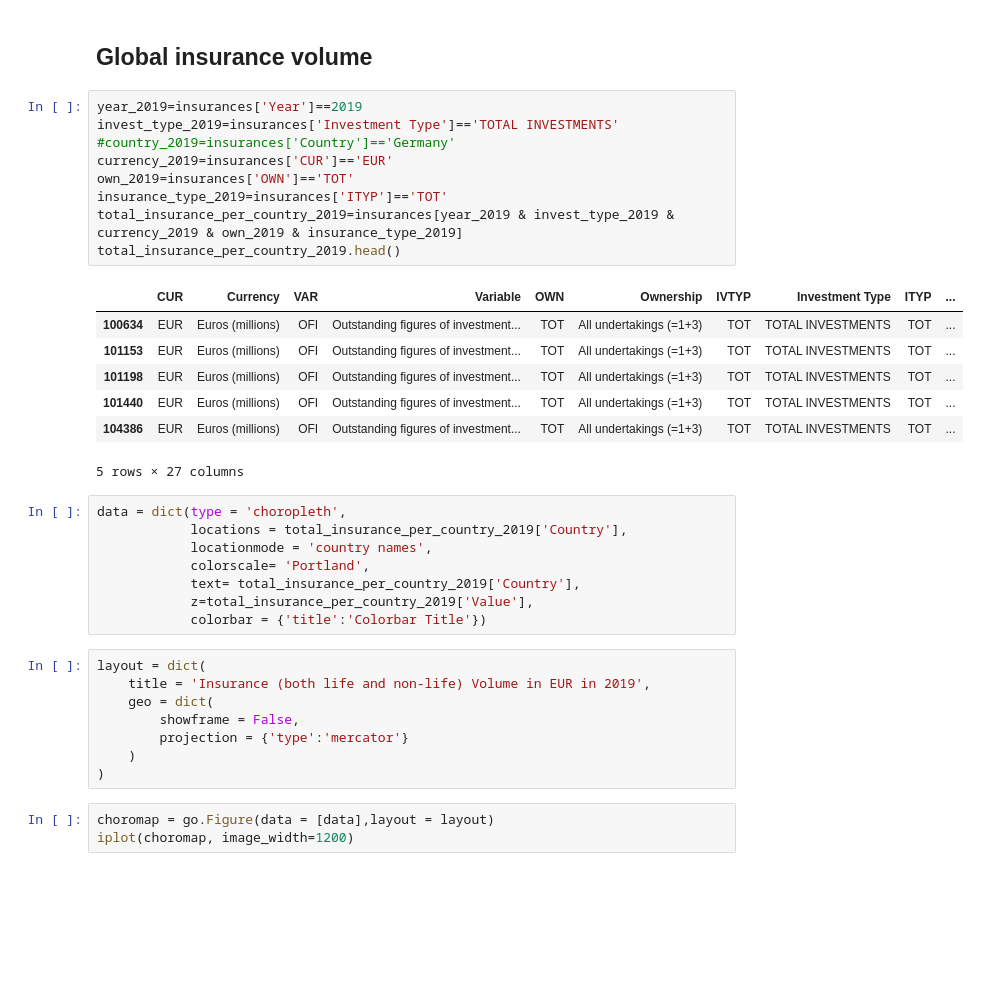
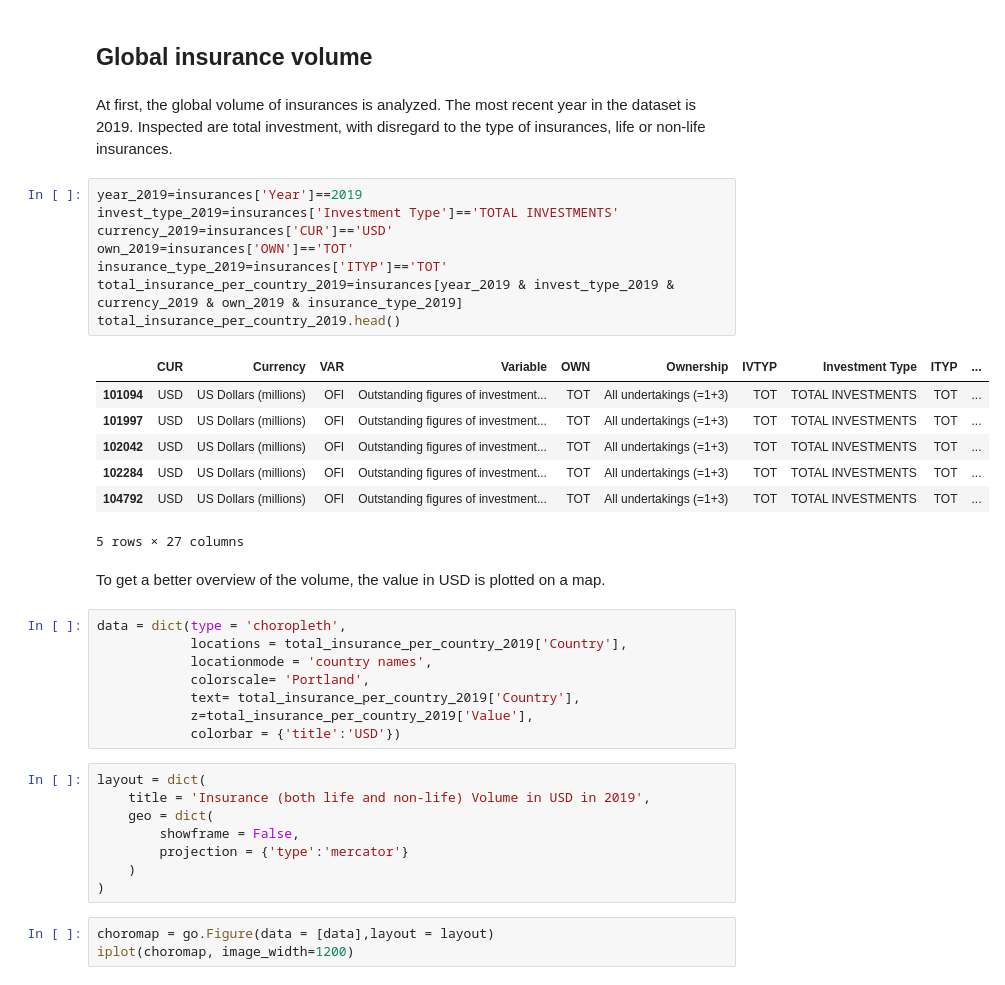
Before and after one commit to looreen/insurances, a Jupyter notebook: insurances.ipynb, the cells around one changed output. Saved outputs shown, nothing was run; the diff lists cells and outputs as text; blank space fills up the shorter version.

```diff
--- a/insurances.ipynb
+++ b/insurances.ipynb
@@ -101,23 +101,26 @@ print(insurances['Investment Type'].unique())
  'Assets held for index-linked and unit-linked contracts' 'Hedge Funds']
 # %% [markdown]
 ## Global insurance volume
+# %% [markdown]
+At first, the global volume of insurances is analyzed. The most recent year in the dataset is 2019. Inspected are total investment, with disregard to the type of insurances, life or non-life insurances.
 # %%
 year_2019=insurances['Year']==2019
 invest_type_2019=insurances['Investment Type']=='TOTAL INVESTMENTS'
-#country_2019=insurances['Country']=='Germany'
-currency_2019=insurances['CUR']=='EUR'
+currency_2019=insurances['CUR']=='USD'
 own_2019=insurances['OWN']=='TOT'
 insurance_type_2019=insurances['ITYP']=='TOT'
 total_insurance_per_country_2019=insurances[year_2019 & invest_type_2019 & currency_2019 & own_2019 & insurance_type_2019]
 total_insurance_per_country_2019.head()
 # %% [output]
 |  | CUR | Currency | VAR | Variable | OWN | Ownership | IVTYP | Investment Type | ITYP | ... |
-| 100634 | EUR | Euros (millions) | OFI | Outstanding figures of investment... | TOT | All undertakings (=1+3) | TOT | TOTAL INVESTMENTS | TOT | ... |
-| 101153 | EUR | Euros (millions) | OFI | Outstanding figures of investment... | TOT | All undertakings (=1+3) | TOT | TOTAL INVESTMENTS | TOT | ... |
-| 101198 | EUR | Euros (millions) | OFI | Outstanding figures of investment... | TOT | All undertakings (=1+3) | TOT | TOTAL INVESTMENTS | TOT | ... |
-| 101440 | EUR | Euros (millions) | OFI | Outstanding figures of investment... | TOT | All undertakings (=1+3) | TOT | TOTAL INVESTMENTS | TOT | ... |
-| 104386 | EUR | Euros (millions) | OFI | Outstanding figures of investment... | TOT | All undertakings (=1+3) | TOT | TOTAL INVESTMENTS | TOT | ... |
+| 101094 | USD | US Dollars (millions) | OFI | Outstanding figures of investment... | TOT | All undertakings (=1+3) | TOT | TOTAL INVESTMENTS | TOT | ... |
+| 101997 | USD | US Dollars (millions) | OFI | Outstanding figures of investment... | TOT | All undertakings (=1+3) | TOT | TOTAL INVESTMENTS | TOT | ... |
+| 102042 | USD | US Dollars (millions) | OFI | Outstanding figures of investment... | TOT | All undertakings (=1+3) | TOT | TOTAL INVESTMENTS | TOT | ... |
+| 102284 | USD | US Dollars (millions) | OFI | Outstanding figures of investment... | TOT | All undertakings (=1+3) | TOT | TOTAL INVESTMENTS | TOT | ... |
+| 104792 | USD | US Dollars (millions) | OFI | Outstanding figures of investment... | TOT | All undertakings (=1+3) | TOT | TOTAL INVESTMENTS | TOT | ... |
 5 rows × 27 columns
+# %% [markdown]
+To get a better overview of the volume, the value in USD is plotted on a map.
 # %%
 data = dict(type = 'choropleth',
             locations = total_insurance_per_country_2019['Country'],
@@ -125,10 +128,10 @@ data = dict(type = 'choropleth',
             colorscale= 'Portland',
             text= total_insurance_per_country_2019['Country'],
             z=total_insurance_per_country_2019['Value'],
-            colorbar = {'title':'Colorbar Title'})
+            colorbar = {'title':'USD'})
 # %%
 layout = dict(
-    title = 'Insurance (both life and non-life) Volume in EUR in 2019',
+    title = 'Insurance (both life and non-life) Volume in USD in 2019',
     geo = dict(
         showframe = False,
         projection = {'type':'mercator'}
```
Also changed, not shown: parts of 44 cells of this notebook.
